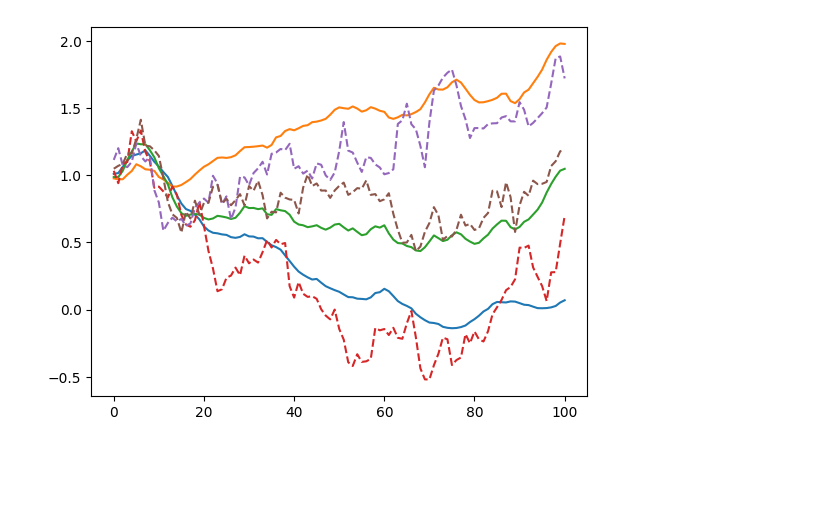
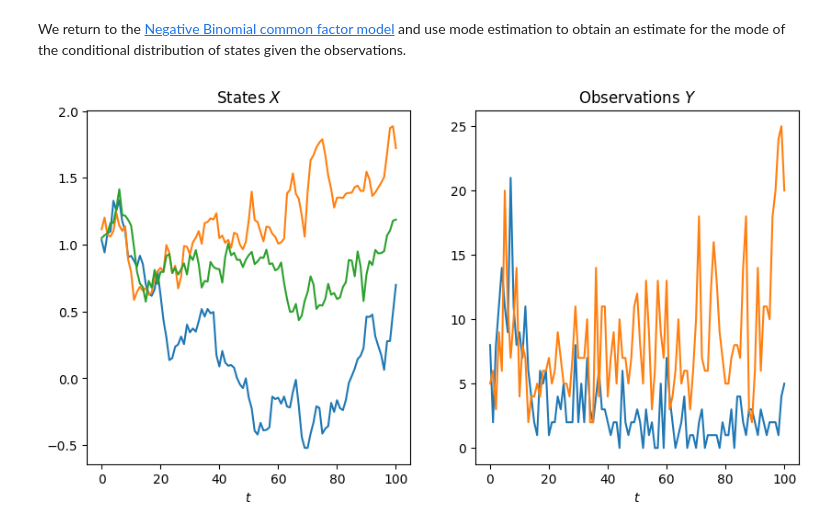
Before and after one commit to stefanheyder/isssm, a Jupyter notebook: nbs/30_mode_estimation.ipynb, the cells around one changed output. Saved outputs shown, nothing was run; the diff lists cells and outputs as text; code cells hidden in the pictures; blank space fills up the shorter version.

```diff
--- a/nbs/30_mode_estimation.ipynb
+++ b/nbs/30_mode_estimation.ipynb
@@ -145,22 +150,28 @@ def mode_estimation(
+# %% [markdown]
+We return to the [Negative Binomial common factor model](20_lcssm.ipynb#Negative_Binomial_Common_Factor_Model) and use mode estimation to obtain an estimate for the mode of the conditional distribution of states given the observations.
 # %%
 m, p, n = 3, 2, 100
 A = jnp.broadcast_to(jnp.eye(m), (n, m, m))
 B = jnp.broadcast_to(jnp.array([[1, 0, 1], [0, 1, 1]]), (n + 1, p, m))
 
 s2= 0.01
 Sigma = jnp.broadcast_to(s2 * jnp.eye(m), (n + 1, m, m))
 x0 = jnp.ones(m)
 
 key = jrn.PRNGKey(512)
 key, subkey = jrn.split(key)
 *_, xi_fun, dist = nb_lcssm(x0, A, Sigma, B, 20.)
 N = 1
 (X, ), (Y,) = simulate_lcssm(x0, A, Sigma, B, xi_fun, dist, N, subkey)
-s_init = jnp.log(Y + 1.)
-x_smooth, z, Omega = mode_estimation(Y, x0, A, Sigma, B, xi_fun, dist, s_init, 10)
 
-plt.plot(x_smooth)
-plt.plot(X, linestyle='--')
+
+fig, (ax1, ax2) = plt.subplots(1, 2, figsize=(10, 5))
+ax1.plot(X)
+ax1.set_xlabel("$t$")
+ax1.set_title("States $X$")
+ax2.plot(Y)
+ax2.set_xlabel("$t$")
+ax2.set_title("Observations $Y$")
 plt.show()
 # %% [output]
-[figure, old version]
+[figure, new version]
```
Also changed, not shown: parts of 10 cells of this notebook, 12 other files.
